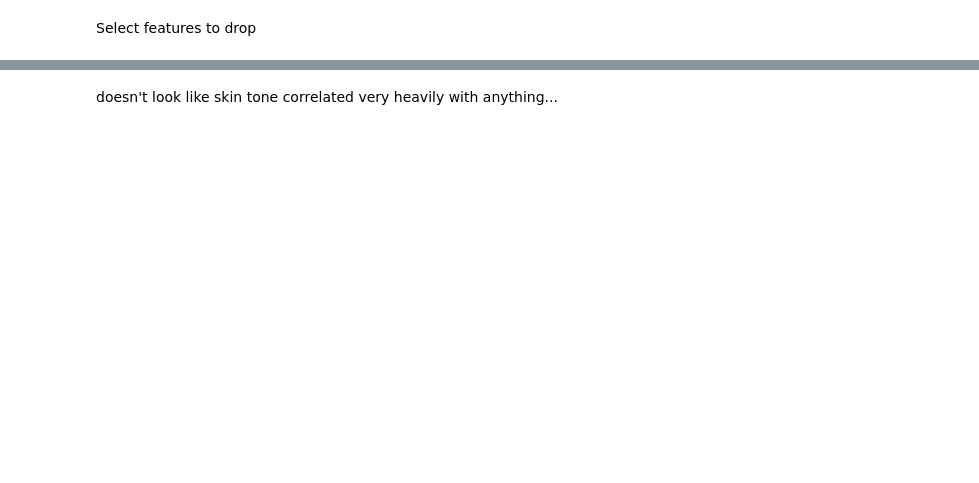
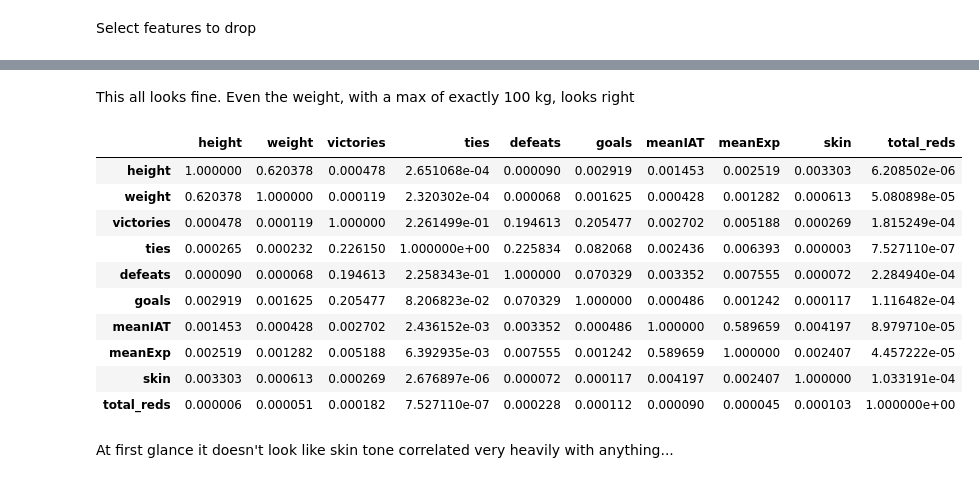
Before and after one commit to mlomnitz/Pandas102, a Jupyter notebook: Exploring a dataset.ipynb, the cells around one changed output, grey strips where cells are left out. Cells and saved outputs as stored; diff of their text form; code cells hidden in the pictures; blank space fills up the shorter version.

```diff
--- a/Exploring a dataset.ipynb
+++ b/Exploring a dataset.ipynb
@@ -339,4 +382,4 @@ features_to_drop = ['player','birthday','photoID','yellowCards','rater1','rater2
                    'Alpha_3','nIAT','seIAT','nExp','seExp','playerShort','refCountry']
 # features_to_drop = ['player','birthday','photoID','rater1','rater2','games',\
 #                    'Alpha_3','nIAT','seIAT','nExp','seExp','playerShort','refCountry']
-df_ = df_.drop(features_to_drop,axis=1)
+df_ = df.drop(features_to_drop,axis=1)
@@ -354,6 +416,22 @@ df_.corr()
+# %% [markdown]
+This all looks fine. Even the weight, with a max of exactly 100 kg, looks right
+# %%
+(df_.corr()**2).T
+# %% [output]
+|  | height | weight | victories | ties | defeats | goals | meanIAT | meanExp | skin | total_reds |
+| height | 1.000000 | 0.620378 | 0.000478 | 2.651068e-04 | 0.000090 | 0.002919 | 0.001453 | 0.002519 | 0.003303 | 6.208502e-06 |
+| weight | 0.620378 | 1.000000 | 0.000119 | 2.320302e-04 | 0.000068 | 0.001625 | 0.000428 | 0.001282 | 0.000613 | 5.080898e-05 |
+| victories | 0.000478 | 0.000119 | 1.000000 | 2.261499e-01 | 0.194613 | 0.205477 | 0.002702 | 0.005188 | 0.000269 | 1.815249e-04 |
+| ties | 0.000265 | 0.000232 | 0.226150 | 1.000000e+00 | 0.225834 | 0.082068 | 0.002436 | 0.006393 | 0.000003 | 7.527110e-07 |
+| defeats | 0.000090 | 0.000068 | 0.194613 | 2.258343e-01 | 1.000000 | 0.070329 | 0.003352 | 0.007555 | 0.000072 | 2.284940e-04 |
+| goals | 0.002919 | 0.001625 | 0.205477 | 8.206823e-02 | 0.070329 | 1.000000 | 0.000486 | 0.001242 | 0.000117 | 1.116482e-04 |
+| meanIAT | 0.001453 | 0.000428 | 0.002702 | 2.436152e-03 | 0.003352 | 0.000486 | 1.000000 | 0.589659 | 0.004197 | 8.979710e-05 |
+| meanExp | 0.002519 | 0.001282 | 0.005188 | 6.392935e-03 | 0.007555 | 0.001242 | 0.589659 | 1.000000 | 0.002407 | 4.457222e-05 |
+| skin | 0.003303 | 0.000613 | 0.000269 | 2.676897e-06 | 0.000072 | 0.000117 | 0.004197 | 0.002407 | 1.000000 | 1.033191e-04 |
+| total_reds | 0.000006 | 0.000051 | 0.000182 | 7.527110e-07 | 0.000228 | 0.000112 | 0.000090 | 0.000045 | 0.000103 | 1.000000e+00 |
 # %% [markdown]
 
-doesn't look like skin tone correlated very heavily with anything...
+At first glance it doesn't look like skin tone correlated very heavily with anything...
 # %%
 # Get rid of unused categories
 categorical_features = df_.select_dtypes('category').columns
```
Also changed, not shown: parts of 41 cells of this notebook.
